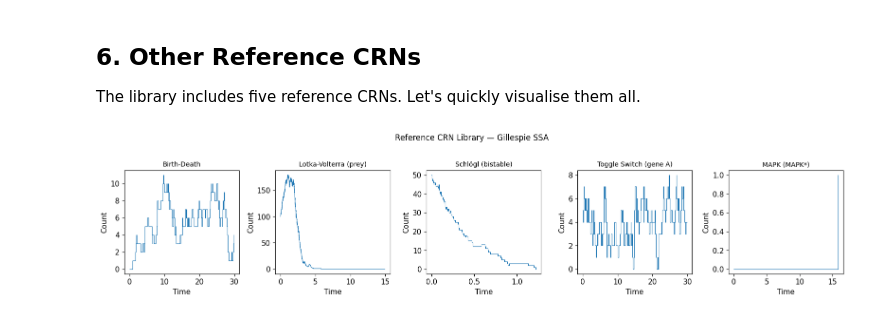
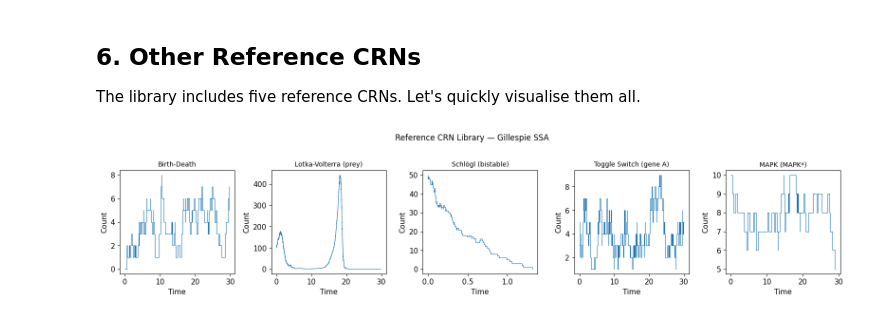
Before and after one commit to Mijan/CRN_Surrogate, a Jupyter notebook: notebooks/01_simulation.ipynb, the cells around one changed output. Saved outputs shown, nothing was run; the diff lists cells and outputs as text; code cells hidden in the pictures.

```diff
--- a/notebooks/01_simulation.ipynb
+++ b/notebooks/01_simulation.ipynb
@@ -291,32 +299,31 @@ The library includes five reference CRNs. Let's quickly visualise them all.
 # %%
 from crn_surrogate.crn.examples import schlogl, toggle_switch, simple_mapk_cascade
 
 reference_crns = [
     (birth_death(k_birth=2.0, k_death=0.5),            torch.tensor([0.0]),         'Birth-Death'),
     (lotka_volterra(),                                   torch.tensor([100.0, 40.0]), 'Lotka-Volterra (prey)'),
     (schlogl(),                                          torch.tensor([50.0]),        'Schlögl (bistable)'),
     (toggle_switch(),                                    torch.tensor([5.0, 5.0]),    'Toggle Switch (gene A)'),
-    (simple_mapk_cascade(k_act=0.02, k_deact=0.1),      torch.tensor([0.0, 0.0, 0.0]), 'MAPK (MAPK*)'),
+    (simple_mapk_cascade(),      torch.tensor([10, 0.0, 10.0, 0.0, 10.0, 0.0, 100]), 'MAPK (MAPK*)'),
 ]
-
 fig, axes = plt.subplots(1, len(reference_crns), figsize=(16, 3.5))
 
 for ax, (crn, init, label) in zip(axes, reference_crns):
     traj = ssa.simulate(
         stoichiometry=crn.stoichiometry_matrix,
         propensity_fn=crn.evaluate_propensities,
         initial_state=init.clone(),
         t_max=30.0,
         max_reactions=200_000,
     )
     # Plot first species only for simplicity
     ax.step(traj.times.numpy(), traj.states[:, 0].numpy(), where='post', linewidth=0.8)
     ax.set_title(label, fontsize=10)
     ax.set_xlabel('Time')
     ax.set_ylabel('Count')
 
 plt.suptitle('Reference CRN Library — Gillespie SSA', fontsize=12, y=1.02)
 plt.tight_layout()
 plt.show()
 # %% [output]
-[figure, old version]
+[figure, new version]
```
Also changed, not shown: parts of 8 cells of this notebook, 1 other file.
